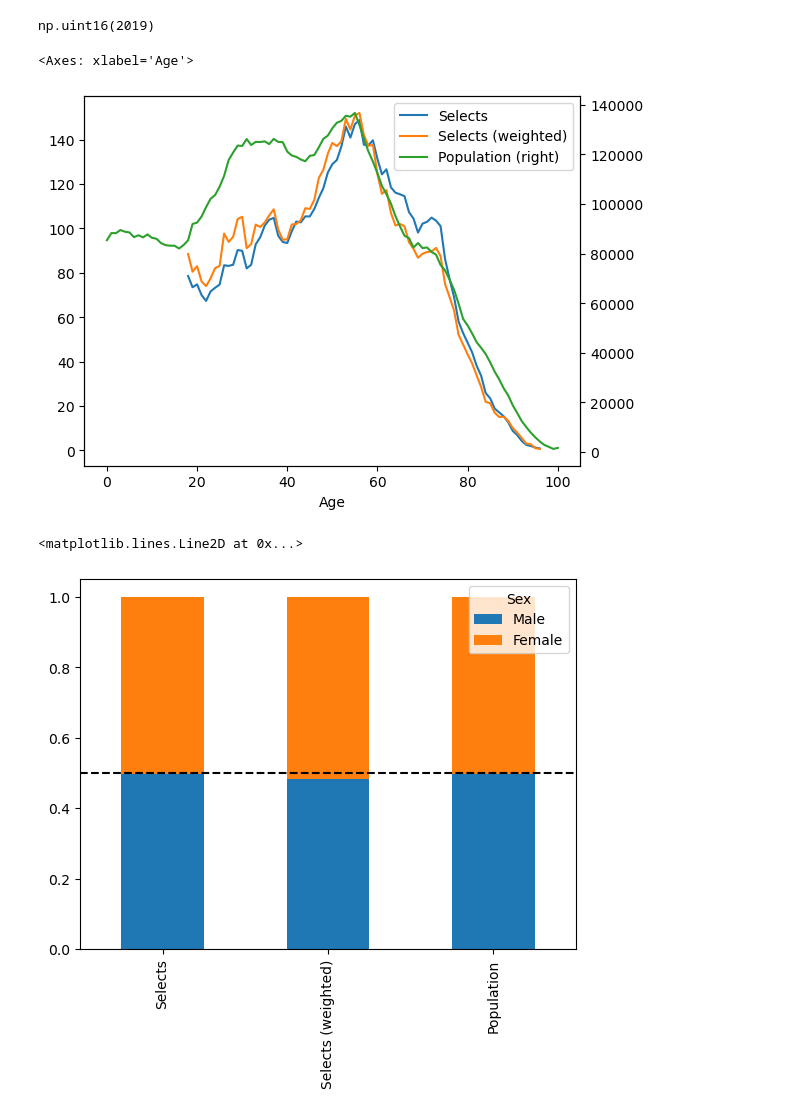
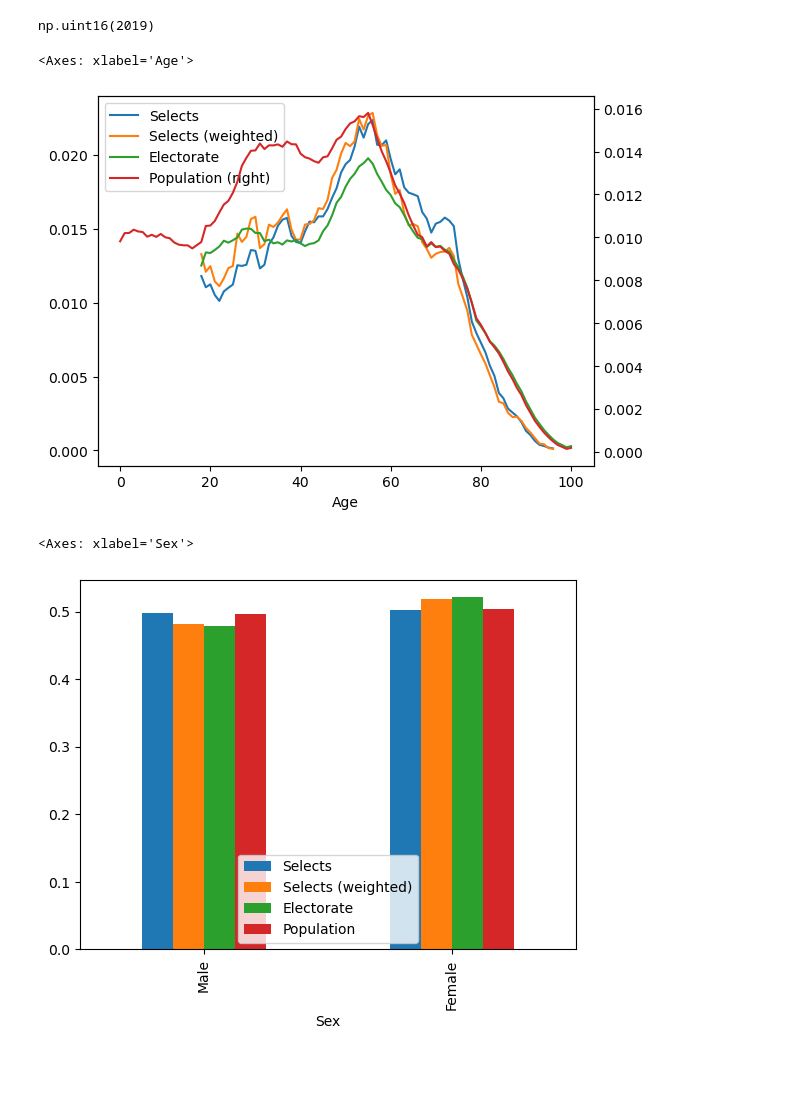
Before and after one commit to tschai-yim/swiss-elections-study, a Jupyter notebook: respondents_vs_population.ipynb, the cells around one changed output. Drawn from its saved outputs; the diff is of its cells as text; code cells hidden in the pictures; blank space fills up the shorter version.

```diff
--- a/respondents_vs_population.ipynb
+++ b/respondents_vs_population.ipynb
@@ -11,11 +9,16 @@ population_df = get_bfs_population_cga()
 # %%
 year = selects_df[YEAR_ATTR].max()
 selects_year_df = selects_df[selects_df[YEAR_ATTR] == year]
-population_year_df = population_df[population_df[YEAR_ATTR] == year]
+population_year_df = population_df[(population_df[YEAR_ATTR] == year) & (population_df[IS_PERMANENT_RESIDENT_ATTR])]
+electorate_year_df = population_year_df[(population_year_df[IS_CITIZEN_ATTR]) & (population_year_df[AGE_ATTR] >= 18)]
 
 year
 # %% [output]
 np.uint16(2019)
+# %%
+def merge_proportional(distribution: pd.Series, *distributions: tuple[pd.Series, ...]) -> pd.DataFrame:
+    distributions = [distribution] + list(distributions)
+    return pd.concat([d / d.sum() for d in distributions], axis=1)
 # %%
 AVERAGE_YEARS = 5
 selects_age = selects_year_df.groupby(AGE_ATTR) \
@@ -26,29 +29,28 @@ weighted_selects_age = selects_year_df.groupby(AGE_ATTR) \
     ['weighttot'].sum() \
     .rolling(AVERAGE_YEARS, center=True, min_periods=1).mean() \
     .rename('Selects (weighted)')
+electorate_age = electorate_year_df.groupby(AGE_ATTR)[POPULATION_ATTR].sum().rename('Electorate')
 population_age = population_year_df.groupby(AGE_ATTR)[POPULATION_ATTR].sum().rename('Population')
 
-pd.concat(
-    [selects_age, weighted_selects_age, population_age],
-    axis=1
-).sort_index().plot(secondary_y='Population')
+merge_proportional(
+    selects_age, weighted_selects_age, electorate_age, population_age
+).sort_index().plot(secondary_y=['Population'])
 # %% [output]
 <Axes: xlabel='Age'>
-[figure, old version]
+[figure, new version]
 # %%
 selects_sex = selects_year_df.groupby(SEX_ATTR) \
     ['weightc'].sum() \
     .rename('Selects')
 weighted_selects_sex = selects_year_df.groupby(SEX_ATTR) \
     ['weighttot'].sum() \
     .rename('Selects (weighted)')
+electorate_sex = electorate_year_df.groupby(SEX_ATTR)[POPULATION_ATTR].sum().rename('Electorate')
 population_sex = population_year_df.groupby(SEX_ATTR)[POPULATION_ATTR].sum().rename('Population')
 
-pd.concat(
-    [p / p.sum() for p in (selects_sex, weighted_selects_sex, population_sex)],
-    axis=1
-).rename(SEX_LABEL_MAPPER).transpose().plot(kind='bar', stacked=True)
-plt.axhline(0.5, color='black', linestyle='--')
+merge_proportional(
+    selects_sex, weighted_selects_sex, electorate_sex, population_sex
+).rename(SEX_LABEL_MAPPER).plot(kind='bar')
 # %% [output]
-<matplotlib.lines.Line2D at 0x...>
+<Axes: xlabel='Sex'>
-[figure, old version]
+[figure, new version]
```
Also changed, not shown: parts of 2 cells of this notebook.
